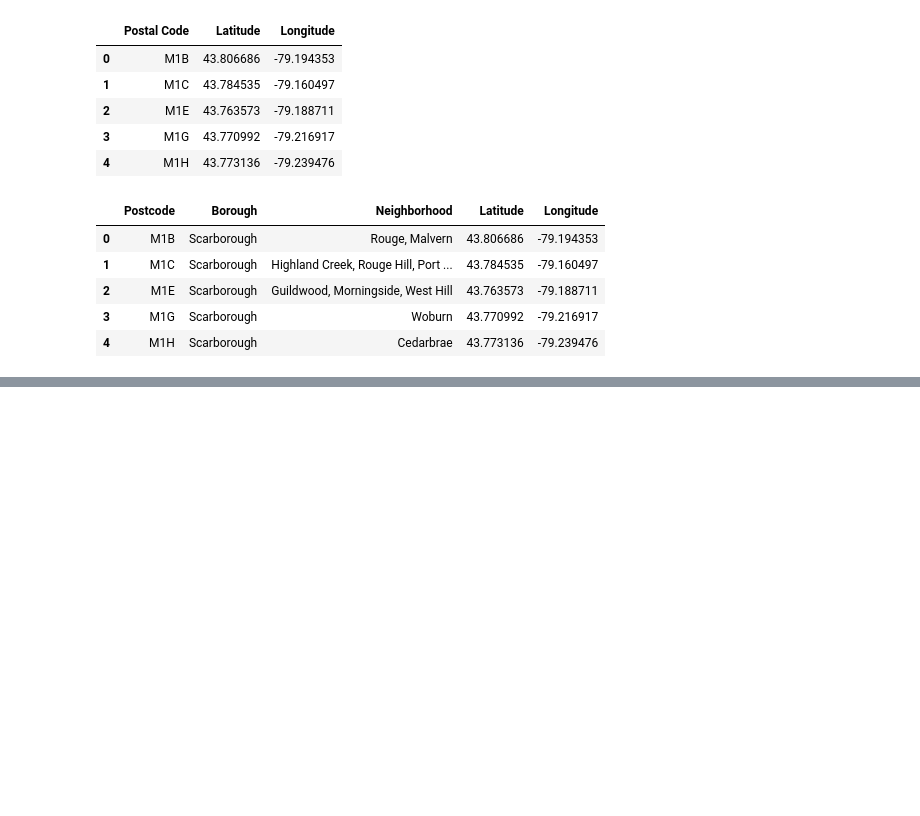
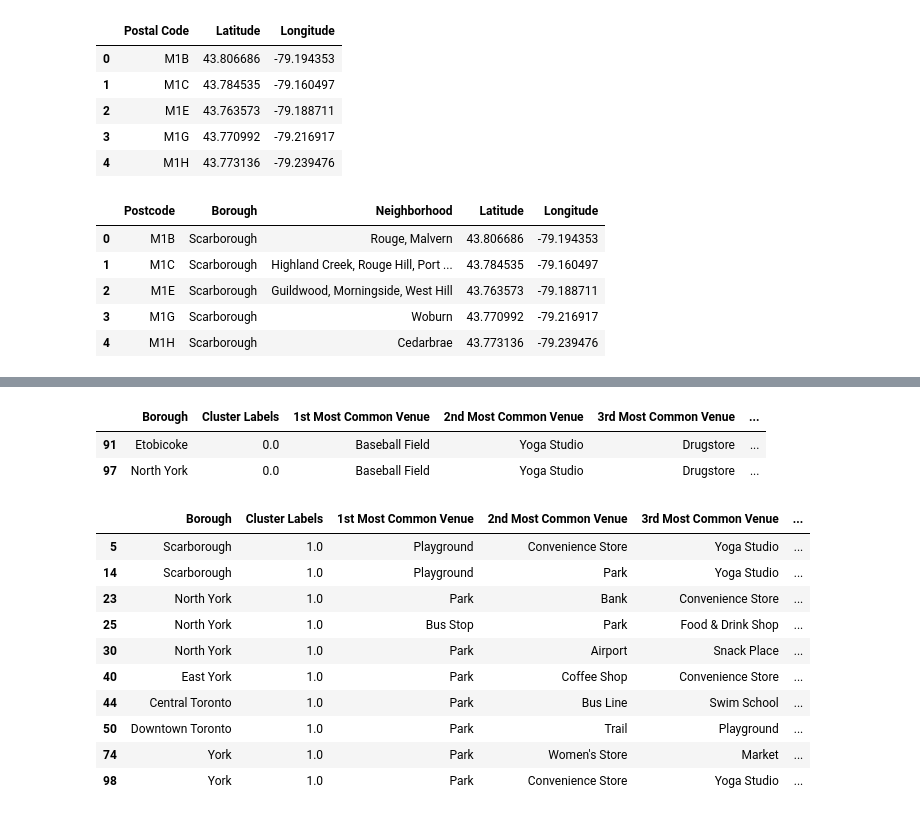
Before and after one commit to chrisproch/IBM-Capstone-Project, a Jupyter notebook: Neighborhoods in Toronto.ipynb, the cells around one changed output, grey strips where cells are left out. Drawn from its saved outputs; the diff is of its cells as text; code cells hidden in the pictures; blank space fills up the shorter version.

Commit message:
Published from Watson Studio.

```diff
--- a/Neighborhoods in Toronto.ipynb
+++ b/Neighborhoods in Toronto.ipynb
@@ -133,0 +344,21 @@ Toronto_df.head()
+# %%
+num_top_venues = 10
+
+indicators = ['st', 'nd', 'rd']
+
+# create columns according to number of top venues
+columns = ['Neighborhood']
+for ind in np.arange(num_top_venues):
+    try:
+        columns.append('{}{} Most Common Venue'.format(ind+1, indicators[ind]))
+    except:
+        columns.append('{}th Most Common Venue'.format(ind+1))
+
+# create a new dataframe
+neighborhoods_venues_sorted = pd.DataFrame(columns=columns)
+neighborhoods_venues_sorted['Neighborhood'] = toronto_grouped['Neighborhood']
+
+for ind in np.arange(toronto_grouped.shape[0]):
+    neighborhoods_venues_sorted.iloc[ind, 1:] = return_most_common_venues(toronto_grouped.iloc[ind, :], num_top_venues)
+
+neighborhoods_venues_sorted.head()
@@ -133,0 +372,11 @@ Toronto_df.head()
+# %%
+# set number of clusters
+kclusters = 5
+
+toronto_grouped_clustering = toronto_grouped.drop('Neighborhood', 1)
+
+# run k-means clustering
+kmeans = KMeans(n_clusters=kclusters, random_state=0).fit(toronto_grouped_clustering)
+
+# check cluster labels generated for each row in the dataframe
+kmeans.labels_[0:10]
@@ -133,0 +385,10 @@ Toronto_df.head()
+# %%
+# add clustering labels
+neighborhoods_venues_sorted.insert(0, 'Cluster Labels', kmeans.labels_)
+
+toronto_merged = Toronto_df
+
+# merge toronto_grouped with toronto_data to add latitude/longitude for each neighborhood
+toronto_merged = toronto_merged.join(neighborhoods_venues_sorted.set_index('Neighborhood'), on='Neighborhood')
+
+toronto_merged.head() # check the last columns!
@@ -133,0 +428,21 @@ Toronto_df.head()
+# %%
+#Examine Cluster (this is only Cluster 1)
+toronto_merged.loc[toronto_merged['Cluster Labels'] == 0, toronto_merged.columns[[1] + list(range(5, toronto_merged.shape[1]))]]
+# %% [output]
+|  | Borough | Cluster Labels | 1st Most Common Venue | 2nd Most Common Venue | 3rd Most Common Venue | ... |
+| 91 | Etobicoke | 0.0 | Baseball Field | Yoga Studio | Drugstore | ... |
+| 97 | North York | 0.0 | Baseball Field | Yoga Studio | Drugstore | ... |
+# %%
+toronto_merged.loc[toronto_merged['Cluster Labels'] == 1, toronto_merged.columns[[1] + list(range(5, toronto_merged.shape[1]))]]
+# %% [output]
+|  | Borough | Cluster Labels | 1st Most Common Venue | 2nd Most Common Venue | 3rd Most Common Venue | ... |
+| 5 | Scarborough | 1.0 | Playground | Convenience Store | Yoga Studio | ... |
+| 14 | Scarborough | 1.0 | Playground | Park | Yoga Studio | ... |
+| 23 | North York | 1.0 | Park | Bank | Convenience Store | ... |
+| 25 | North York | 1.0 | Bus Stop | Park | Food & Drink Shop | ... |
+| 30 | North York | 1.0 | Park | Airport | Snack Place | ... |
+| 40 | East York | 1.0 | Park | Coffee Shop | Convenience Store | ... |
+| 44 | Central Toronto | 1.0 | Park | Bus Line | Swim School | ... |
+| 50 | Downtown Toronto | 1.0 | Park | Trail | Playground | ... |
+| 74 | York | 1.0 | Park | Women's Store | Market | ... |
+| 98 | York | 1.0 | Park | Convenience Store | Yoga Studio | ... |
```
Also changed, not shown: parts of 19 cells of this notebook.
